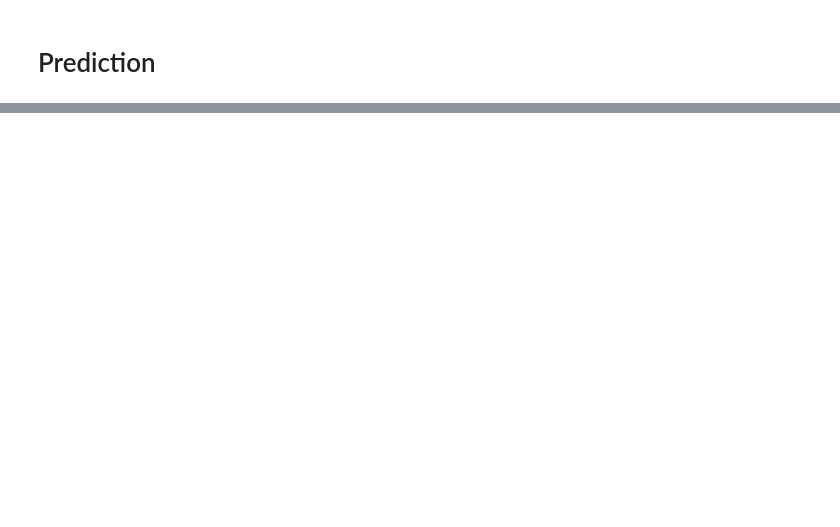
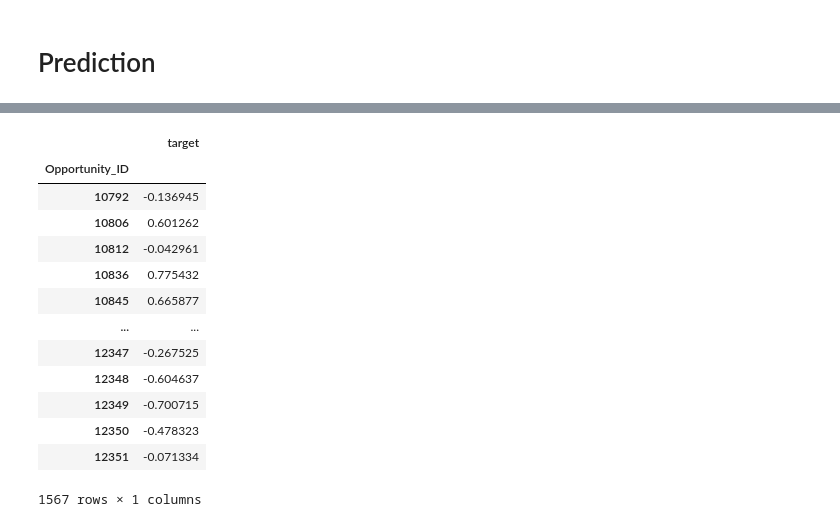
Before and after one commit to BautistaXifro/Machine-Learning-Datos, a Jupyter notebook: RedesNeuronales/MIXPruebaNuevoData.ipynb, the cells around one changed output, grey strips where cells are left out. Cells and saved outputs as stored; diff of their text form; code cells hidden in the pictures; blank space fills up the shorter version.

```diff
--- a/RedesNeuronales/MIXPruebaNuevoData.ipynb
+++ b/RedesNeuronales/MIXPruebaNuevoData.ipynb
@@ -294,0 +432,20 @@ subir.describe()
+# %%
+pred_posta = random_search.predict(DataFrame_test)
+# %%
+subir['target'] = pred_posta
+subir
+# %% [output]
+|  | target |
+| Opportunity_ID |  |
+| 10792 | -0.136945 |
+| 10806 | 0.601262 |
+| 10812 | -0.042961 |
+| 10836 | 0.775432 |
+| 10845 | 0.665877 |
+| ... | ... |
+| 12347 | -0.267525 |
+| 12348 | -0.604637 |
+| 12349 | -0.700715 |
+| 12350 | -0.478323 |
+| 12351 | -0.071334 |
+1567 rows × 1 columns
```
Also changed, not shown: parts of 26 cells of this notebook, 1 other file.
